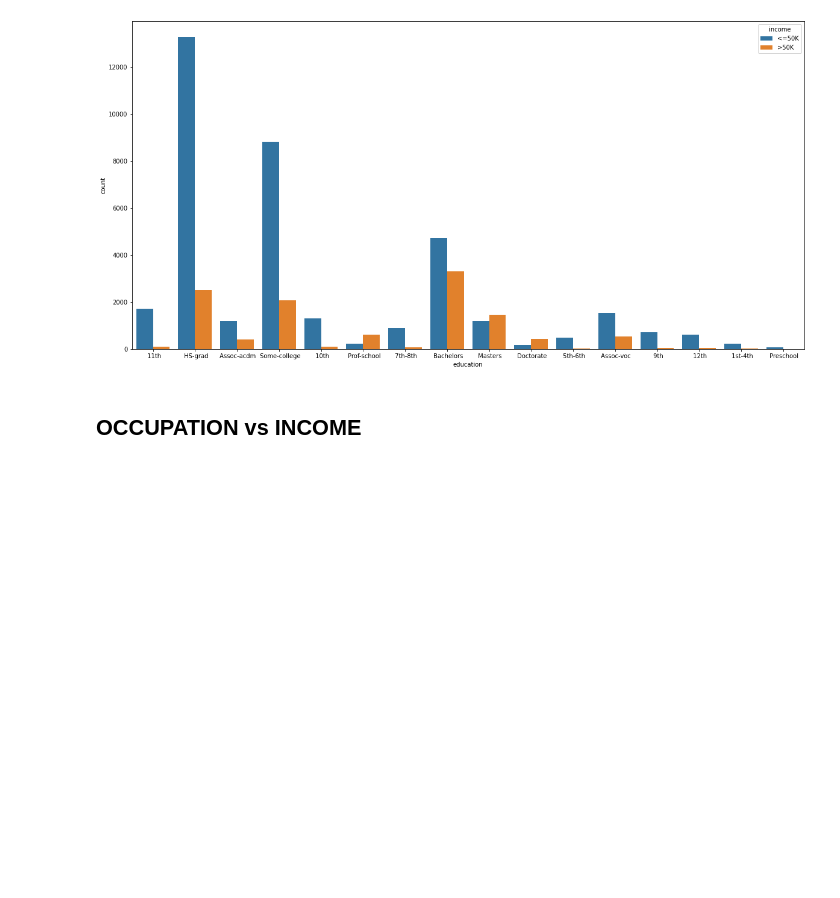
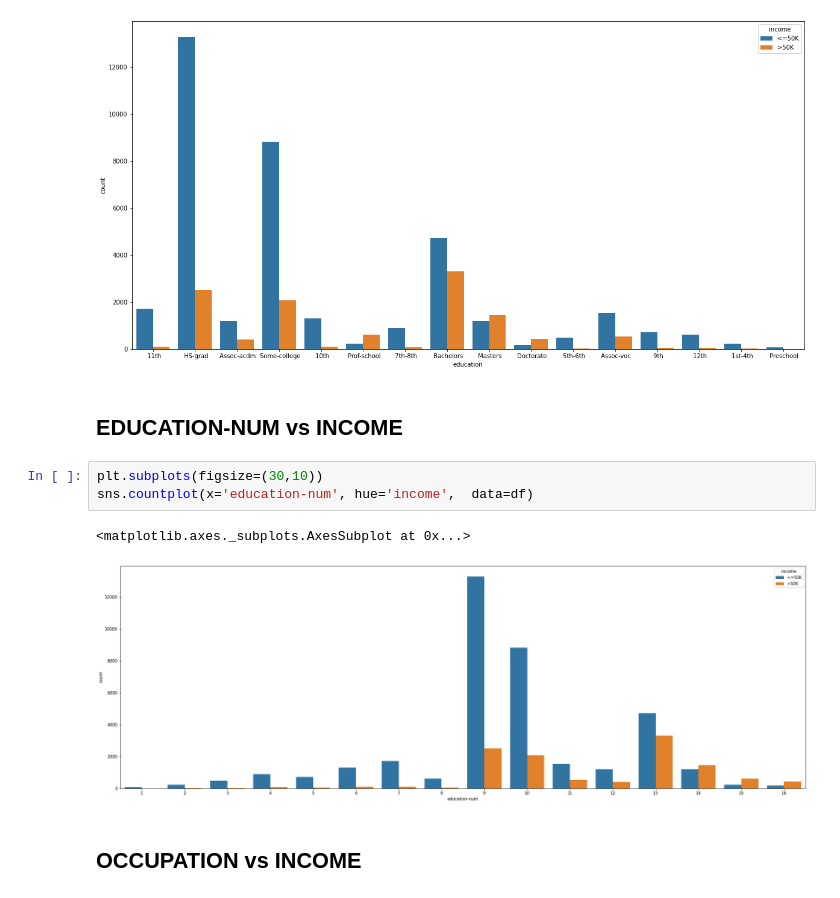
Before and after one commit to adititewari13/Adult-Data_ML, a Jupyter notebook: Adult-Data/income_analysis.ipynb, the cells around one changed output. Drawn from its saved outputs; the diff is of its cells as text; blank space fills up the shorter version.

Commit message:
Add graphs and compare

```diff
--- a/Adult-Data/income_analysis.ipynb
+++ b/Adult-Data/income_analysis.ipynb
@@ -207,6 +208,14 @@ sns.countplot(x='education', hue='income',  data=df)
 # %% [output]
 <matplotlib.axes._subplots.AxesSubplot at 0x...>
 [figure]
+# %% [markdown]
+## EDUCATION-NUM vs INCOME
+# %%
+plt.subplots(figsize=(30,10))
+sns.countplot(x='education-num', hue='income',  data=df)
+# %% [output]
+<matplotlib.axes._subplots.AxesSubplot at 0x...>
+[figure, added]
 # %% [markdown]
 ## OCCUPATION vs INCOME
 # %%
```
Also changed, not shown: parts of 16 cells of this notebook.
